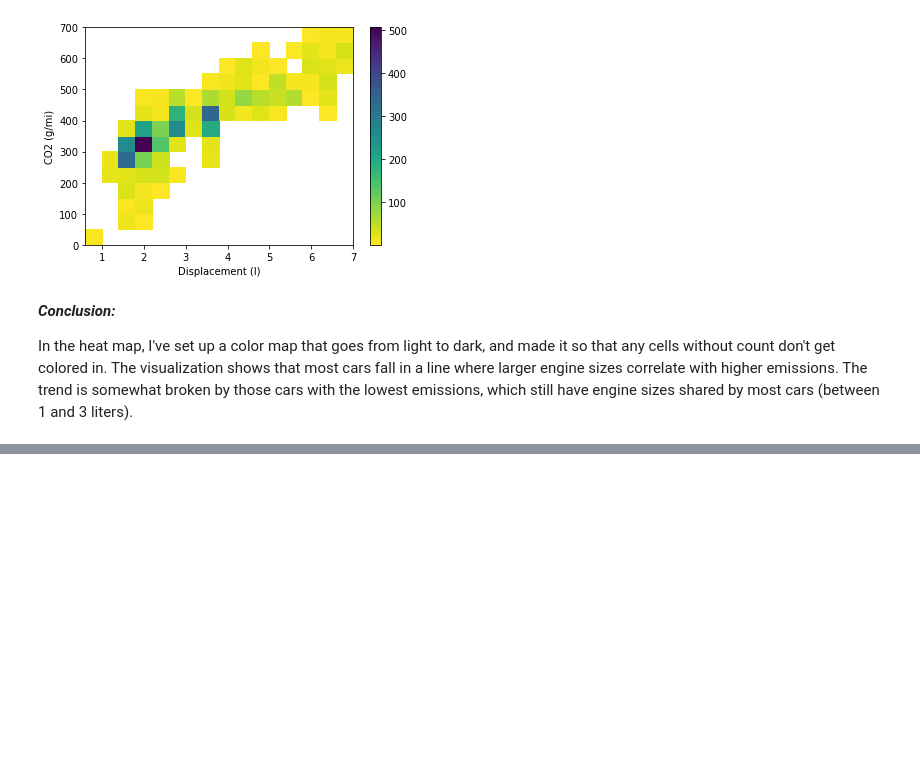
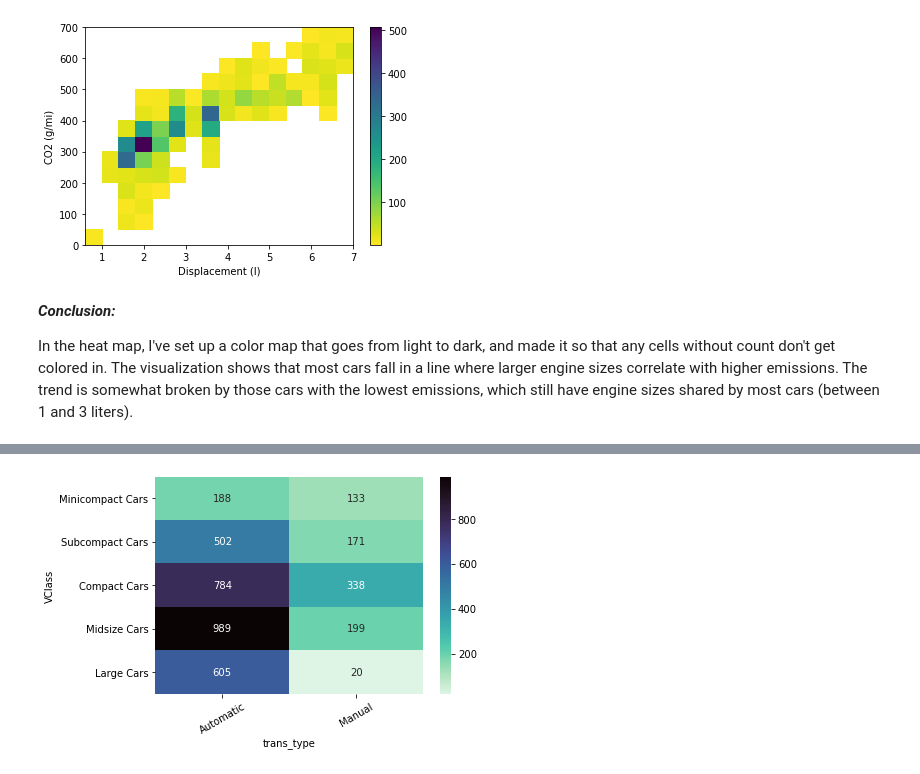
Before and after one commit to Alex-YuZ/Data-Visualization, a Jupyter notebook: Heat_Map.ipynb, the cells around one changed output, grey strips where cells are left out. Saved outputs shown, nothing was run; the diff lists cells and outputs as text; code cells hidden in the pictures; blank space fills up the shorter version.

```diff
--- a/Heat_Map.ipynb
+++ b/Heat_Map.ipynb
@@ -252,0 +302,7 @@ In the heat map, I've set up a color map that goes from light to dark, and made
+# %%
+cmp = sns.color_palette("mako_r", as_cmap=True)
+# %%
+sns.heatmap(ct_counts, annot=True, fmt='d', cmap=cmp)
+plt.xticks(rotation=30);
+# %% [output]
+[figure, added]
```
Also changed, not shown: parts of 9 cells of this notebook.
